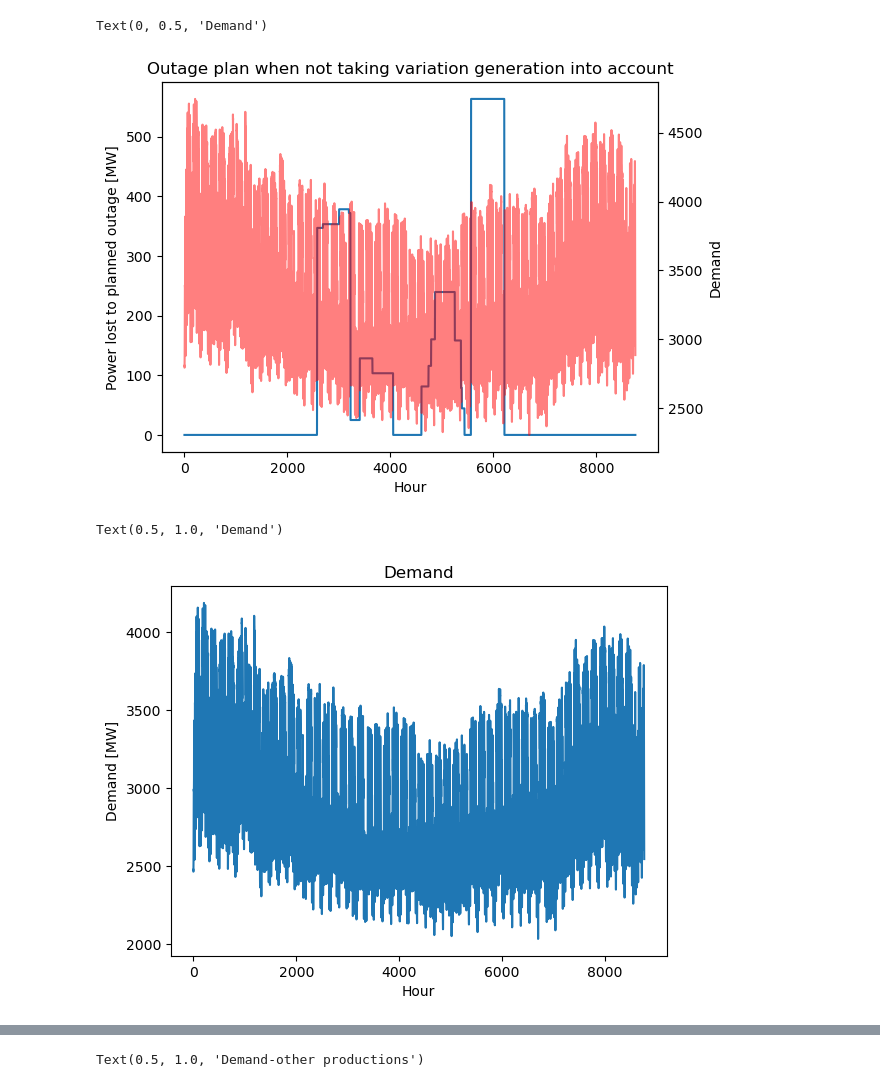
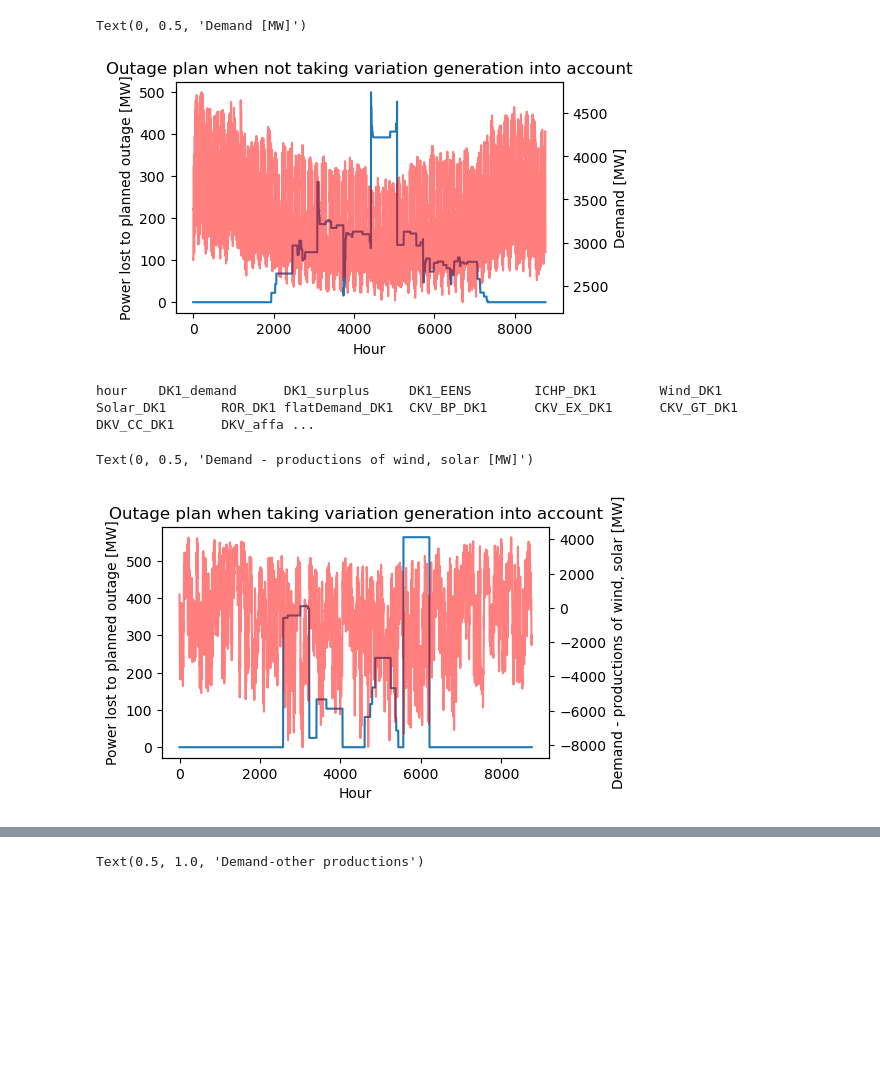
Before and after one commit to JeppeSchultzNielsen/REO-Sisyfos-lite, a Jupyter notebook: analysis/outagePlans.ipynb, the cells around one changed output, grey strips where cells are left out. Cells and saved outputs as stored; diff of their text form; code cells hidden in the pictures; blank space fills up the shorter version.

```diff
--- a/analysis/outagePlans.ipynb
+++ b/analysis/outagePlans.ipynb
@@ -3,38 +3,45 @@ import numpy as np
 import matplotlib.pyplot as plt
 from ResultsFile import ResultsFile
 # %%
-#var = ResultsFile("../results/2035_1985_vart")
-noVar = ResultsFile("../results/2035_1985_var_[3].txt")
+var = ResultsFile("../results/2035_1985_var_[0].txt")
+noVar = ResultsFile("../results/2035_1985_noVar_[0].txt")
 # %%
 #plot outage plans
-fig, ax = plt.subplots()
+fig, ax = plt.subplots(figsize = [5,3])
 histbins = np.linspace(0,8759,8760)
 
 outage = noVar.getColumn("DK1_plannedOutage")
 
 ax.plot(histbins,outage)
 ax.set_xlabel("Hour")
 ax.set_ylabel("Power lost to planned outage [MW]")
 ax.set_title("Outage plan when not taking variation generation into account")
 
 ax2 = ax.twinx()
 outage = noVar.getColumn("DK1_demand")
 ax2.plot(histbins,outage,'red',alpha=0.5)
-ax2.set_ylabel("Demand")
+ax2.set_ylabel("Demand [MW]")
 # %% [output]
-Text(0, 0.5, 'Demand')
+Text(0, 0.5, 'Demand [MW]')
-[figure, old version]
+[figure, new version]
 # %%
 #plot outage plans
-fig, ax = plt.subplots()
+fig, ax = plt.subplots(figsize = [5,3])
 histbins = np.linspace(0,8759,8760)
 
-outage = noVar.getColumn("DK1_demand")
+outage = var.getColumn("DK1_plannedOutage")
 
 ax.plot(histbins,outage)
 ax.set_xlabel("Hour")
-ax.set_ylabel("Demand [MW]")
-ax.set_title("Demand")
+ax.set_ylabel("Power lost to planned outage [MW]")
+ax.set_title("Outage plan when taking variation generation into account")
+
+ax2 = ax.twinx()
+print(noVar.header)
+outage = var.getColumn("DK1_demand")-var.getColumn("Wind_DK1")-var.getColumn("ICHP_DK1")-var.getColumn("Solar_DK1")
+ax2.plot(histbins,outage,'red',alpha=0.5)
+ax2.set_ylabel("Demand - productions of wind, solar [MW]")
 # %% [output]
-Text(0.5, 1.0, 'Demand')
+hour    DK1_demand      DK1_surplus     DK1_EENS        ICHP_DK1        Wind_DK1        Solar_DK1       ROR_DK1 flatDemand_DK1  CKV_BP_DK1      CKV_EX_DK1      CKV_GT_DK1      DKV_CC_DK1      DKV_affa ...
+Text(0, 0.5, 'Demand - productions of wind, solar [MW]')
-[figure, old version]
+[figure, new version]
```
Also changed, not shown: parts of 2 cells of this notebook, 5 other files.
